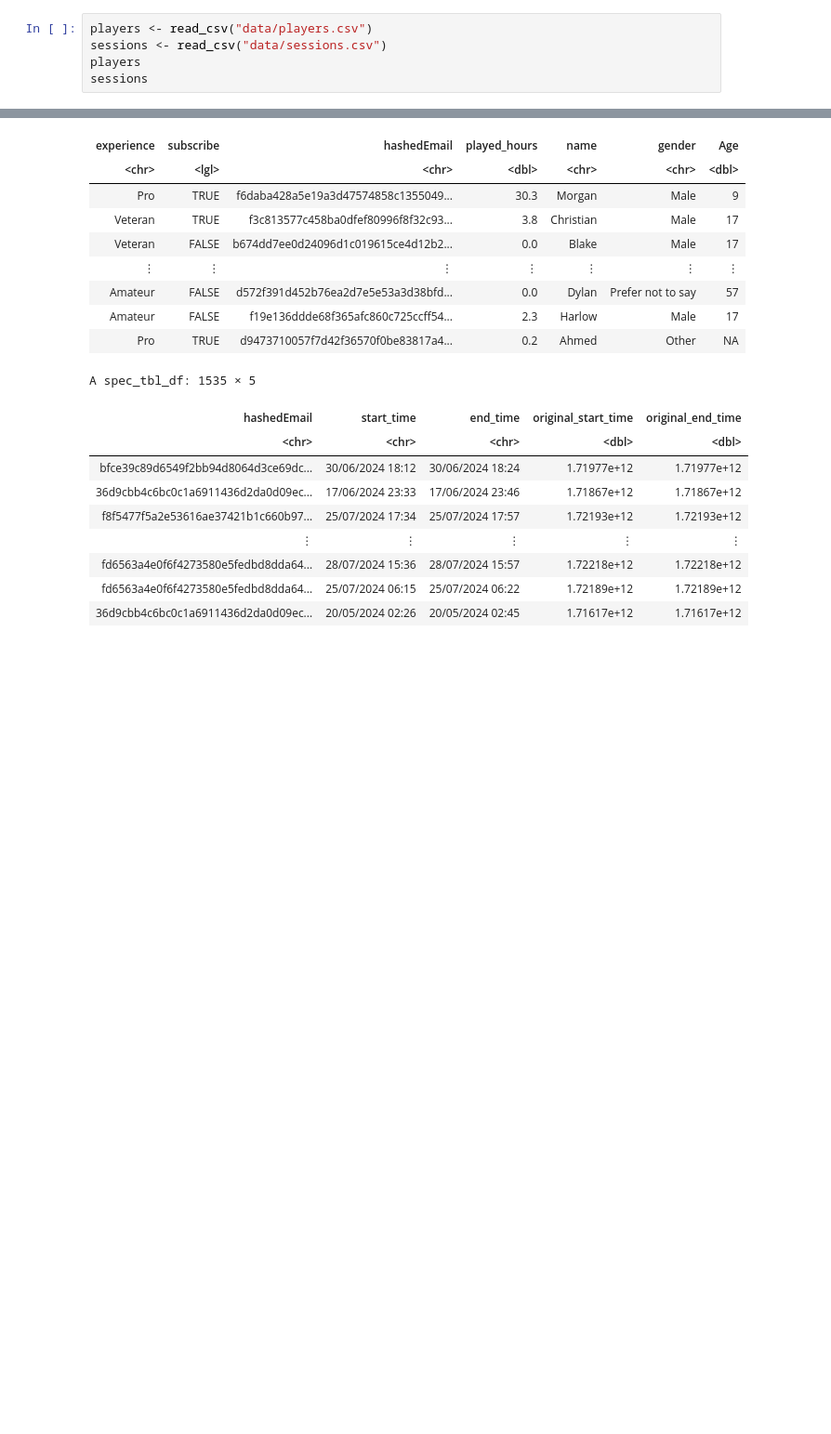
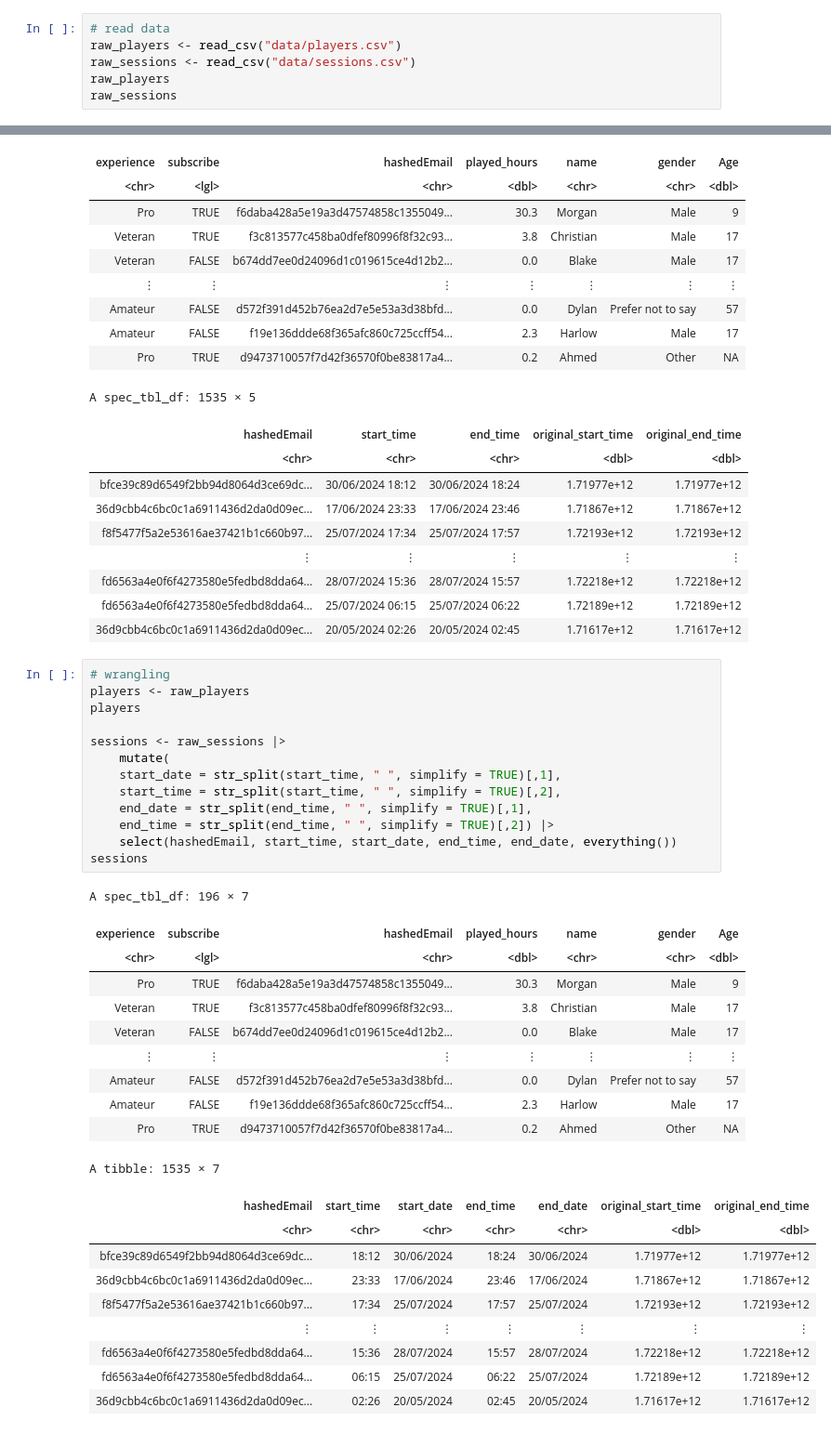
Before and after one commit to Xfinitious/DSCI_V-100-Project, a Jupyter notebook: code.ipynb, the cells around one changed output, grey strips where cells are left out. Shown: that part at 93% size. Saved outputs shown, nothing was run; the diff lists cells and outputs as text; blank space fills up the shorter version.

```diff
--- a/code.ipynb
+++ b/code.ipynb
@@ -24,10 +24,11 @@ The following object is masked from 'package:lubridate':
 
     stamp
 # %%
-players <- read_csv("data/players.csv")
-sessions <- read_csv("data/sessions.csv")
-players
-sessions
+# read data
+raw_players <- read_csv("data/players.csv")
+raw_sessions <- read_csv("data/sessions.csv")
+raw_players
+raw_sessions
 # %% [output]
 Rows: 196 Columns: 7
 ── Column specification ────────────────────────────────────────────────────────
@@ -66,3 +67,37 @@ A spec_tbl_df: 1535 × 5
 | fd6563a4e0f6f4273580e5fedbd8dda64... | 28/07/2024 15:36 | 28/07/2024 15:57 | 1.72218e+12 | 1.72218e+12 |
 | fd6563a4e0f6f4273580e5fedbd8dda64... | 25/07/2024 06:15 | 25/07/2024 06:22 | 1.72189e+12 | 1.72189e+12 |
 | 36d9cbb4c6bc0c1a6911436d2da0d09ec... | 20/05/2024 02:26 | 20/05/2024 02:45 | 1.71617e+12 | 1.71617e+12 |
+# %%
+# wrangling
+players <- raw_players
+players
+
+sessions <- raw_sessions |>
+    mutate(
+    start_date = str_split(start_time, " ", simplify = TRUE)[,1],
+    start_time = str_split(start_time, " ", simplify = TRUE)[,2],
+    end_date = str_split(end_time, " ", simplify = TRUE)[,1],
+    end_time = str_split(end_time, " ", simplify = TRUE)[,2]) |>
+    select(hashedEmail, start_time, start_date, end_time, end_date, everything())
+sessions
+# %% [output]
+A spec_tbl_df: 196 × 7
+| experience | subscribe | hashedEmail | played_hours | name | gender | Age |
+| <chr> | <lgl> | <chr> | <dbl> | <chr> | <chr> | <dbl> |
+| Pro | TRUE | f6daba428a5e19a3d47574858c1355049... | 30.3 | Morgan | Male | 9 |
+| Veteran | TRUE | f3c813577c458ba0dfef80996f8f32c93... | 3.8 | Christian | Male | 17 |
+| Veteran | FALSE | b674dd7ee0d24096d1c019615ce4d12b2... | 0.0 | Blake | Male | 17 |
+| ⋮ | ⋮ | ⋮ | ⋮ | ⋮ | ⋮ | ⋮ |
+| Amateur | FALSE | d572f391d452b76ea2d7e5e53a3d38bfd... | 0.0 | Dylan | Prefer not to say | 57 |
+| Amateur | FALSE | f19e136ddde68f365afc860c725ccff54... | 2.3 | Harlow | Male | 17 |
+| Pro | TRUE | d9473710057f7d42f36570f0be83817a4... | 0.2 | Ahmed | Other | NA |
+A tibble: 1535 × 7
+| hashedEmail | start_time | start_date | end_time | end_date | original_start_time | original_end_time |
+| <chr> | <chr> | <chr> | <chr> | <chr> | <dbl> | <dbl> |
+| bfce39c89d6549f2bb94d8064d3ce69dc... | 18:12 | 30/06/2024 | 18:24 | 30/06/2024 | 1.71977e+12 | 1.71977e+12 |
+| 36d9cbb4c6bc0c1a6911436d2da0d09ec... | 23:33 | 17/06/2024 | 23:46 | 17/06/2024 | 1.71867e+12 | 1.71867e+12 |
+| f8f5477f5a2e53616ae37421b1c660b97... | 17:34 | 25/07/2024 | 17:57 | 25/07/2024 | 1.72193e+12 | 1.72193e+12 |
+| ⋮ | ⋮ | ⋮ | ⋮ | ⋮ | ⋮ | ⋮ |
+| fd6563a4e0f6f4273580e5fedbd8dda64... | 15:36 | 28/07/2024 | 15:57 | 28/07/2024 | 1.72218e+12 | 1.72218e+12 |
+| fd6563a4e0f6f4273580e5fedbd8dda64... | 06:15 | 25/07/2024 | 06:22 | 25/07/2024 | 1.72189e+12 | 1.72189e+12 |
+| 36d9cbb4c6bc0c1a6911436d2da0d09ec... | 02:26 | 20/05/2024 | 02:45 | 20/05/2024 | 1.71617e+12 | 1.71617e+12 |
```
Also changed, not shown: parts of 2 cells of this notebook, 1 other file.
